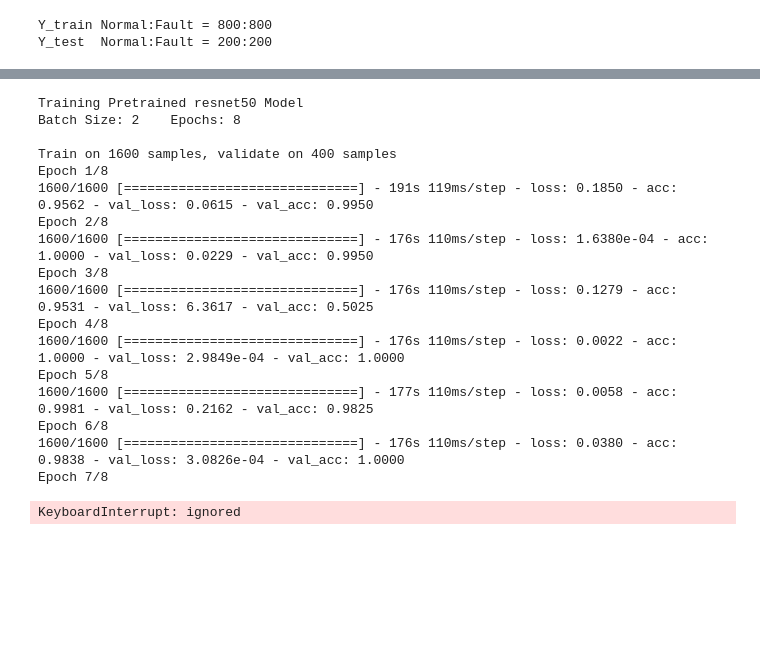
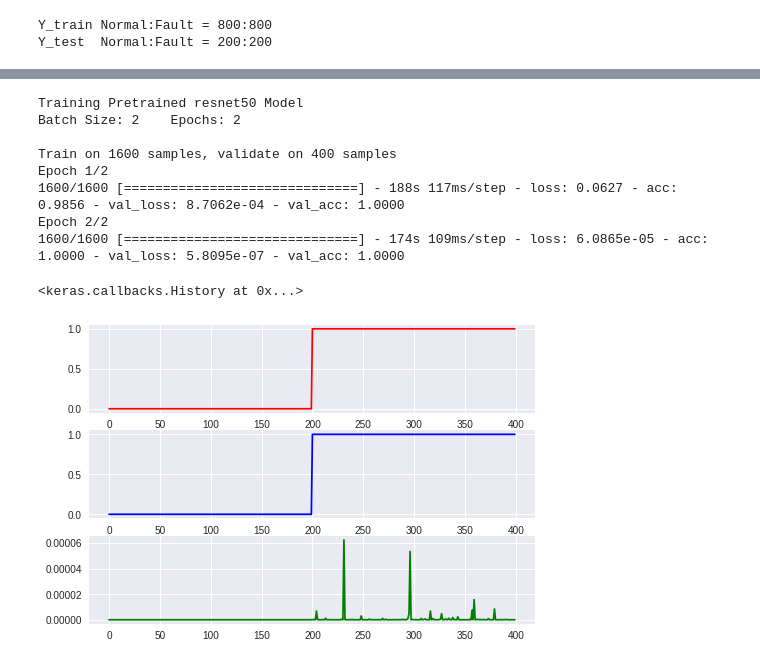
Before and after one commit to Joovvhan/Master-Thesis, a Jupyter notebook: src/Transfer_Learning_Clean_Up.ipynb, the cells around one changed output, grey strips where cells are left out. Drawn from its saved outputs; the diff is of its cells as text; code cells hidden in the pictures; blank space fills up the shorter version.

```diff
--- a/src/Transfer_Learning_Clean_Up.ipynb
+++ b/src/Transfer_Learning_Clean_Up.ipynb
@@ -218,6 +214,11 @@ from keras.applications.densenet import DenseNet201
 from keras.applications.inception_v3 import InceptionV3
 
 pretrainedModel = 'ResNet50'
+lastActivation = 'softmax'
+lossFunction = 'binary_crossentropy'
+sizeBatch = 2
+numEpochs = 2
+verb = 1
 
 # Refresh all background variables
 K.clear_session()
@@ -305,22 +304,15 @@ print('Batch Size: {}\t Epochs: {}\t\n'.format(sizeBatch, numEpochs))
 model.fit(X_train, Y_train,
           batch_size=sizeBatch, epochs=numEpochs, verbose=1,
           validation_data=(X_test, Y_test))
+
+Y_pred = model.predict(X_test)
 # %% [output]
 Training Pretrained resnet50 Model
-Batch Size: 2    Epochs: 8
+Batch Size: 2    Epochs: 2
 
 Train on 1600 samples, validate on 400 samples
-Epoch 1/8
-1600/1600 [==============================] - 191s 119ms/step - loss: 0.1850 - acc: 0.9562 - val_loss: 0.0615 - val_acc: 0.9950
-Epoch 2/8
-1600/1600 [==============================] - 176s 110ms/step - loss: 1.6380e-04 - acc: 1.0000 - val_loss: 0.0229 - val_acc: 0.9950
-Epoch 3/8
-1600/1600 [==============================] - 176s 110ms/step - loss: 0.1279 - acc: 0.9531 - val_loss: 6.3617 - val_acc: 0.5025
-Epoch 4/8
-1600/1600 [==============================] - 176s 110ms/step - loss: 0.0022 - acc: 1.0000 - val_loss: 2.9849e-04 - val_acc: 1.0000
-Epoch 5/8
-1600/1600 [==============================] - 177s 110ms/step - loss: 0.0058 - acc: 0.9981 - val_loss: 0.2162 - val_acc: 0.9825
-Epoch 6/8
-1600/1600 [==============================] - 176s 110ms/step - loss: 0.0380 - acc: 0.9838 - val_loss: 3.0826e-04 - val_acc: 1.0000
-Epoch 7/8
+Epoch 1/2
+1600/1600 [==============================] - 188s 117ms/step - loss: 0.0627 - acc: 0.9856 - val_loss: 8.7062e-04 - val_acc: 1.0000
+Epoch 2/2
+1600/1600 [==============================] - 174s 109ms/step - loss: 6.0865e-05 - acc: 1.0000 - val_loss: 5.8095e-07 - val_acc: 1.0000
-KeyboardInterrupt: ignored
+<keras.callbacks.History at 0x...>
@@ -337,0 +319,13 @@ KeyboardInterrupt: ignored
+# %%
+plt.subplot(3, 1, 1)
+plt.plot(Y_test[:, 1], 'r')
+
+plt.subplot(3, 1, 2)
+plt.plot(Y_pred[:, 1], 'b')
+
+plt.subplot(3, 1, 3)
+plt.plot(Y_test[:, 1] - Y_pred[:, 1], 'g')
+
+plt.show()
+# %% [output]
+[figure, added]
```
Also changed, not shown: parts of 6 cells of this notebook.
